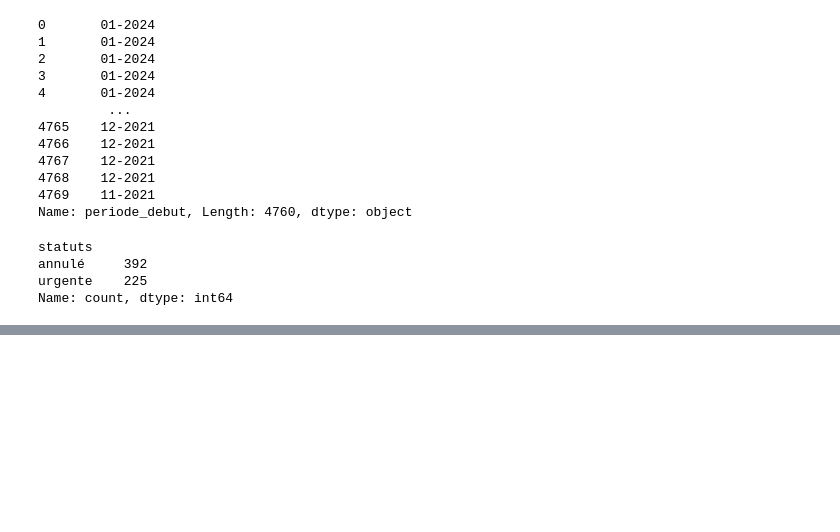
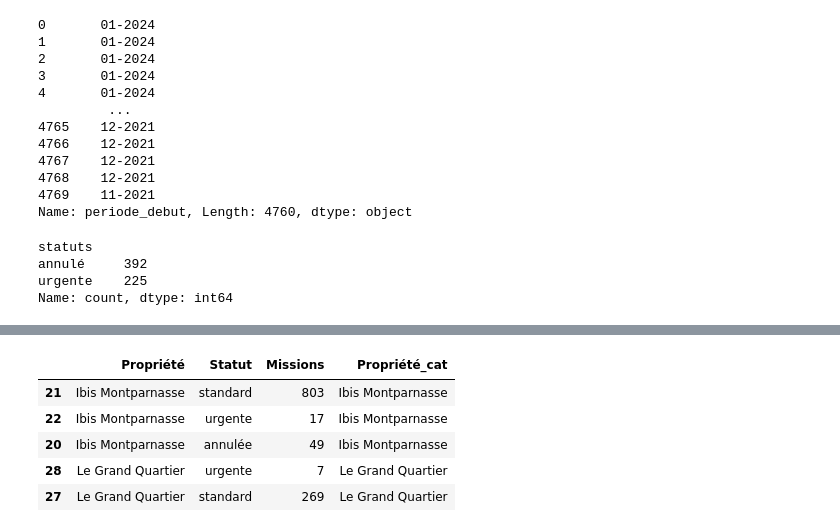
Before and after one commit to adrienB134/Qualiextra, a Jupyter notebook: support_nico.ipynb, the cells around one changed output, grey strips where cells are left out. Saved outputs shown, nothing was run; the diff lists cells and outputs as text; code cells hidden in the pictures; blank space fills up the shorter version.

```diff
--- a/support_nico.ipynb
+++ b/support_nico.ipynb
@@ -545,0 +405,31 @@ data
+# %%
+import plotly.express as px
+monthly_missions_status = (
+            data[(data["date_debut"].dt.year.astype(str) == "2023")]
+            .groupby(["Propriété", "statuts"])
+            .count()
+            .reset_index()
+            .sort_values(by="Propriété", ascending=False)
+            .iloc[:, :3]
+        )
+
+monthly_missions_status.columns = ["Propriété", "Statut", "Missions"]
+sorter = (
+    monthly_missions_status.groupby("Propriété")
+    .sum()
+    .sort_values(by="Missions", ascending=False)
+    .index
+)
+sorter = sorter.to_list()
+monthly_missions_status["Propriété_cat"] = pd.Categorical(
+    monthly_missions_status["Propriété"], categories=sorter, ordered=True
+)
+monthly_missions_status = monthly_missions_status.sort_values(by="Propriété_cat")
+monthly_missions_status.head()
+# %% [output]
+|  | Propriété | Statut | Missions | Propriété_cat |
+| 21 | Ibis Montparnasse | standard | 803 | Ibis Montparnasse |
+| 22 | Ibis Montparnasse | urgente | 17 | Ibis Montparnasse |
+| 20 | Ibis Montparnasse | annulée | 49 | Ibis Montparnasse |
+| 28 | Le Grand Quartier | urgente | 7 | Le Grand Quartier |
+| 27 | Le Grand Quartier | standard | 269 | Le Grand Quartier |
```
Also changed, not shown: parts of 18 cells of this notebook, 6 other files.
